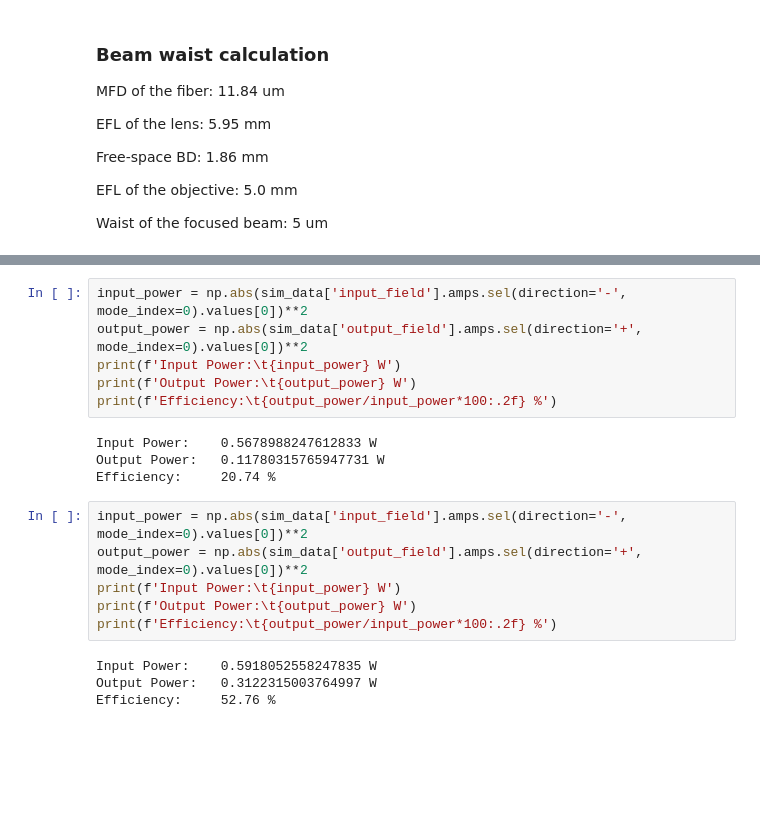
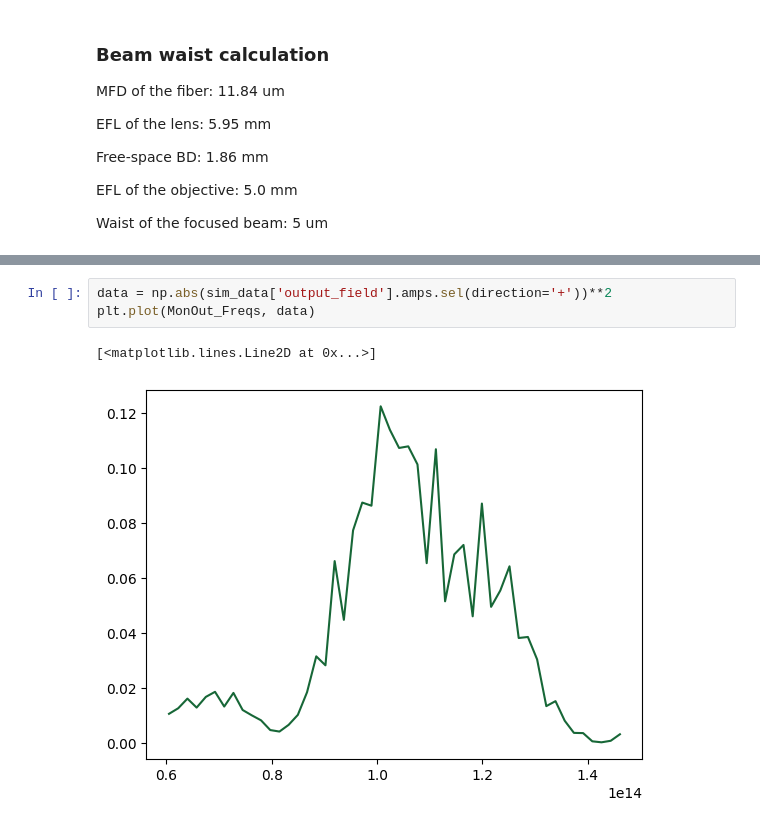
Before and after one commit to MolaBird/sim-tantala_grating_coupler, a Jupyter notebook: main.ipynb, the cells around one changed output, grey strips where cells are left out. Drawn from its saved outputs; the diff is of its cells as text; blank space fills up the shorter version.

```diff
--- a/main.ipynb
+++ b/main.ipynb
@@ -299,20 +276,6 @@ sim_data.plot_field(field_monitor_name='cross_section_x', field_name='E', val='a
-# %%
-input_power = np.abs(sim_data['input_field'].amps.sel(direction='-', mode_index=0).values[0])**2
-output_power = np.abs(sim_data['output_field'].amps.sel(direction='+', mode_index=0).values[0])**2
-print(f'Input Power:\t{input_power} W')
-print(f'Output Power:\t{output_power} W')
-print(f'Efficiency:\t{output_power/input_power*100:.2f} %')
-# %% [output]
-Input Power:    0.5678988247612833 W
-Output Power:   0.11780315765947731 W
-Efficiency:     20.74 %
-# %%
-input_power = np.abs(sim_data['input_field'].amps.sel(direction='-', mode_index=0).values[0])**2
-output_power = np.abs(sim_data['output_field'].amps.sel(direction='+', mode_index=0).values[0])**2
-print(f'Input Power:\t{input_power} W')
-print(f'Output Power:\t{output_power} W')
-print(f'Efficiency:\t{output_power/input_power*100:.2f} %')
-# %% [output]
-Input Power:    0.5918052558247835 W
-Output Power:   0.3122315003764997 W
-Efficiency:     52.76 %
+# %%
+data = np.abs(sim_data['output_field'].amps.sel(direction='+'))**2
+plt.plot(MonOut_Freqs, data)
+# %% [output]
+[<matplotlib.lines.Line2D at 0x...>]
+[figure, added]
```
Also changed, not shown: parts of 6 cells of this notebook, 3 other files.
